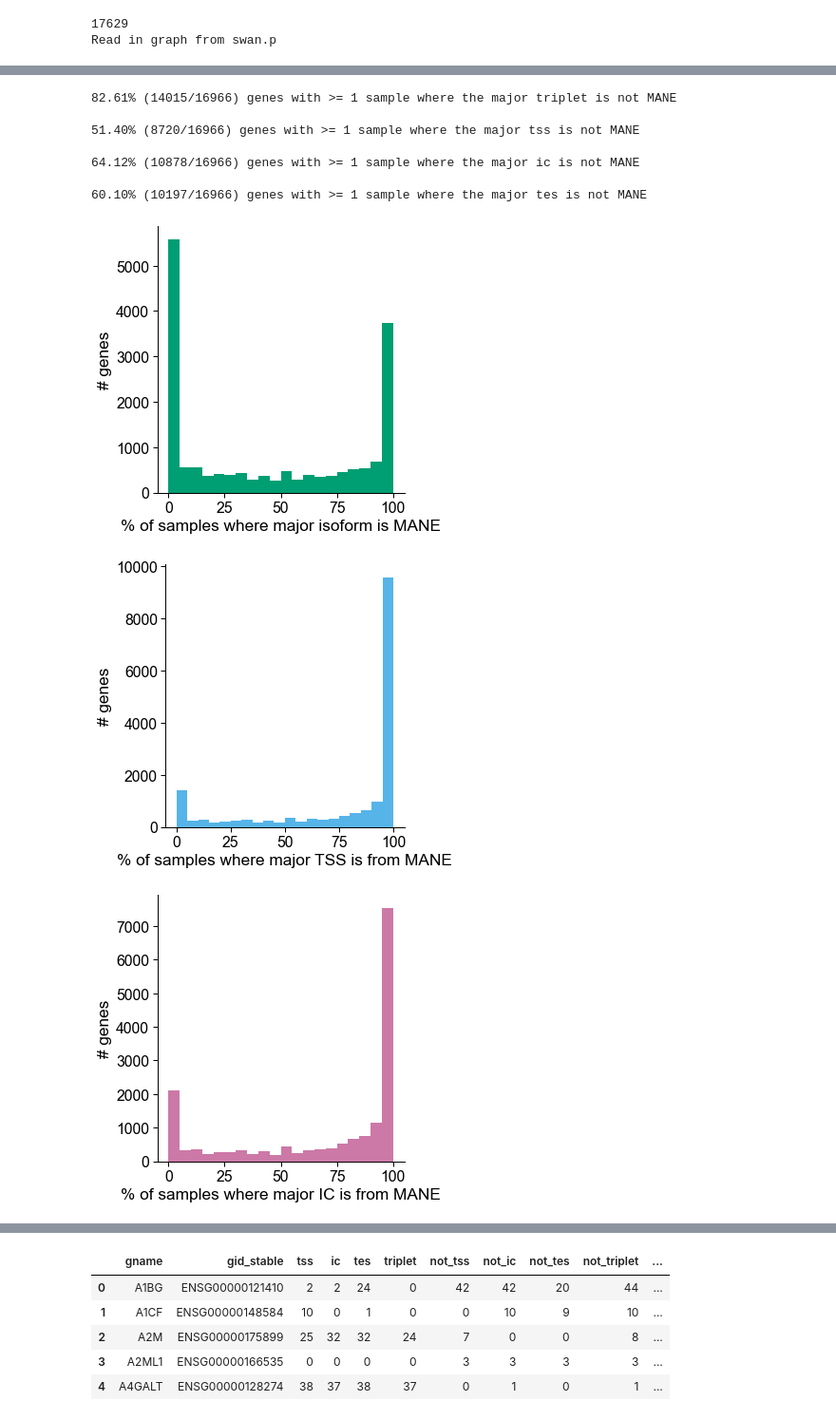
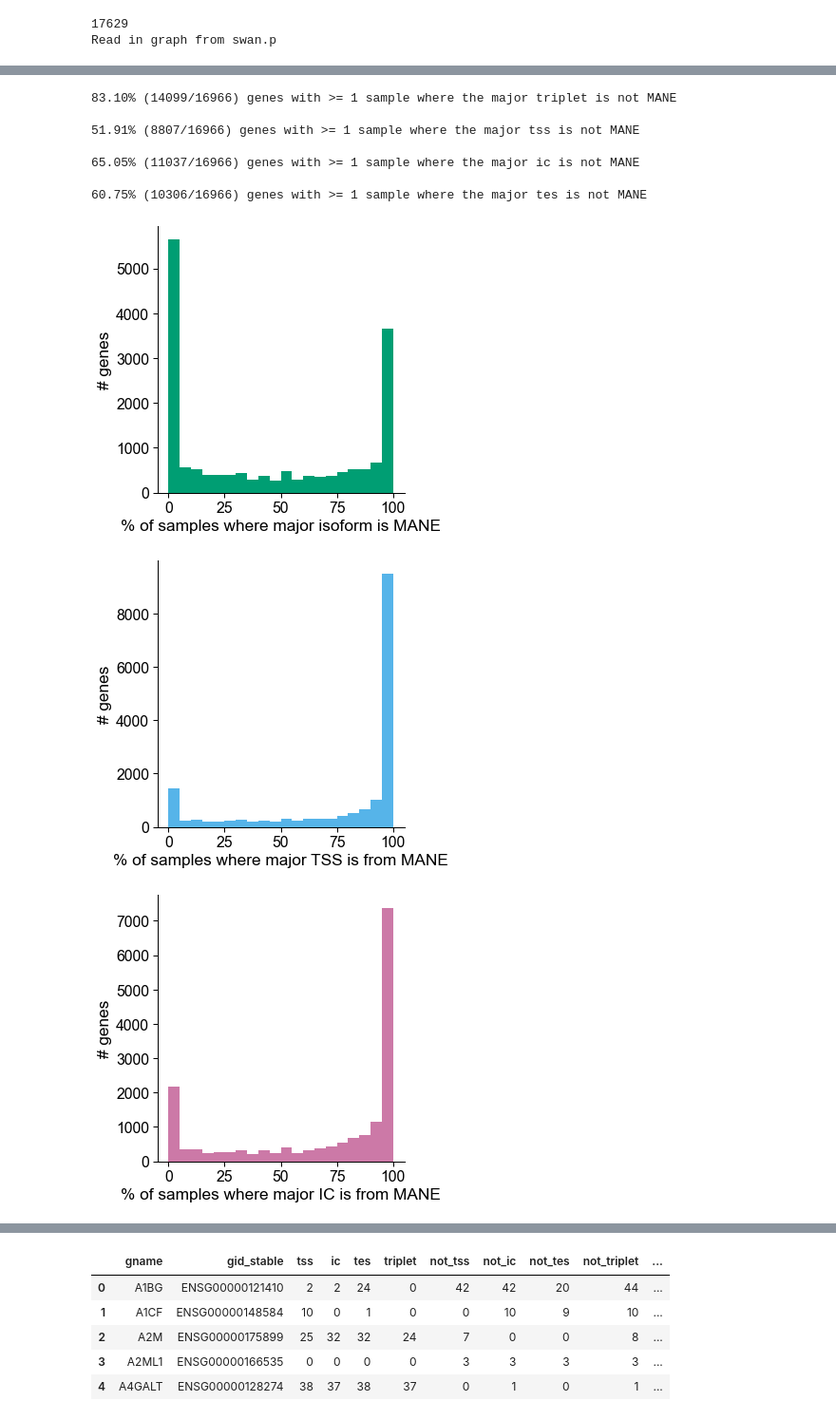
Before and after one commit to fairliereese/rnawg, a Jupyter notebook: lr_bulk/cerberus/swan/mane.ipynb, the cells around one changed output, grey strips where cells are left out. Shown at 95% size. Cells and saved outputs as stored; diff of their text form; code cells hidden in the pictures.

Commit message:
updated figures from mane / expressed triplets small recompute

```diff
--- a/lr_bulk/cerberus/swan/mane.ipynb
+++ b/lr_bulk/cerberus/swan/mane.ipynb
@@ -400,13 +367,15 @@ Name: lung, dtype: float32
 # %%
-df = plot_major_principal_feat_counts(sg, opref='figures/', obs_col=obs_col, gene_subset=inds)
+df = plot_major_principal_feat_counts(sg, opref='figures/',
+                                      obs_col=obs_col,
+                                      gene_subset=gene_subset)
 # %% [output]
-82.61% (14015/16966) genes with >= 1 sample where the major triplet is not MANE
+83.10% (14099/16966) genes with >= 1 sample where the major triplet is not MANE
 
-51.40% (8720/16966) genes with >= 1 sample where the major tss is not MANE
+51.91% (8807/16966) genes with >= 1 sample where the major tss is not MANE
 
-64.12% (10878/16966) genes with >= 1 sample where the major ic is not MANE
+65.05% (11037/16966) genes with >= 1 sample where the major ic is not MANE
 
-60.10% (10197/16966) genes with >= 1 sample where the major tes is not MANE
+60.75% (10306/16966) genes with >= 1 sample where the major tes is not MANE
-[figure, old version]
+[figure, new version]
-[figure, old version]
+[figure, new version]
-[figure, old version]
+[figure, new version]
```
Also changed, not shown: parts of 10 cells of this notebook, 21 other files.
